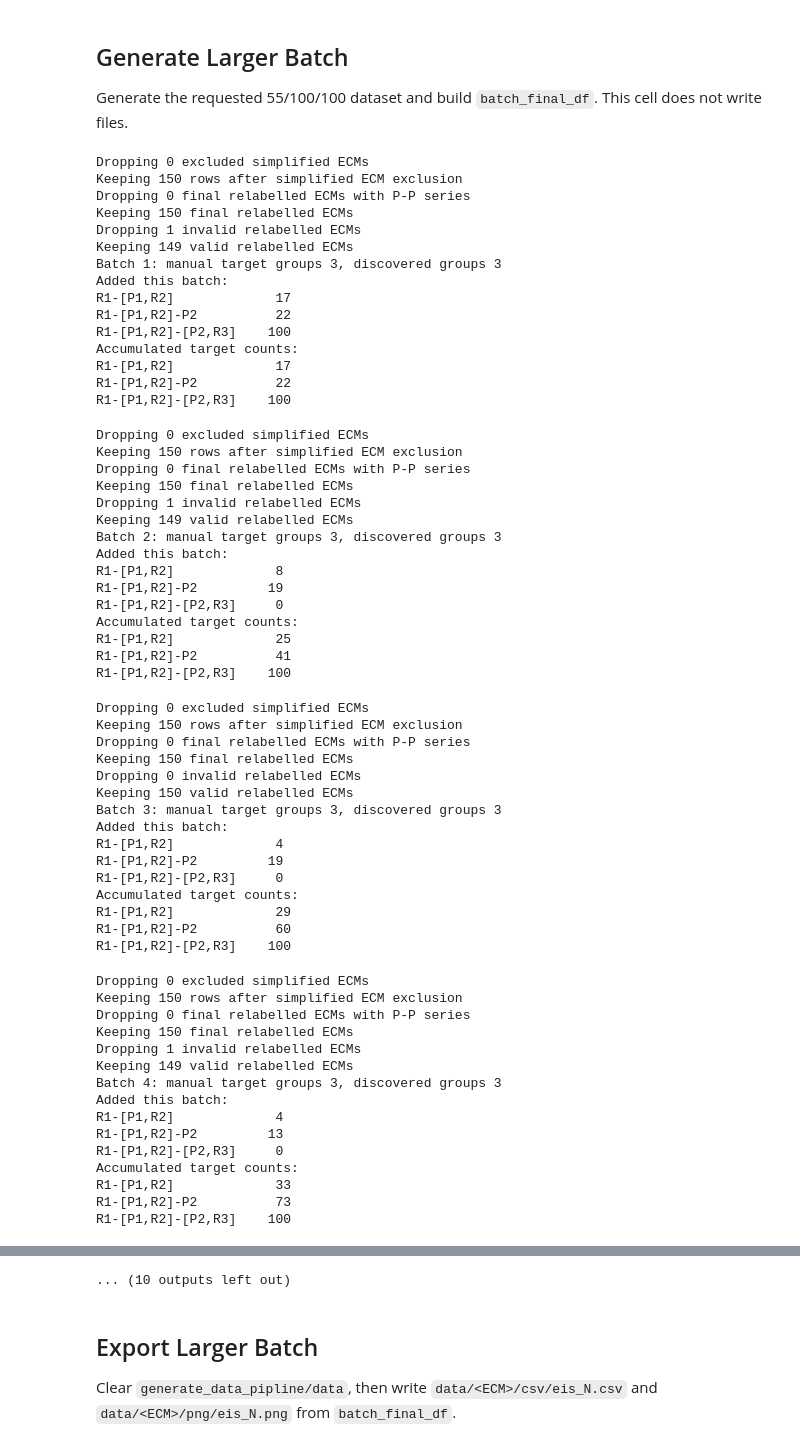
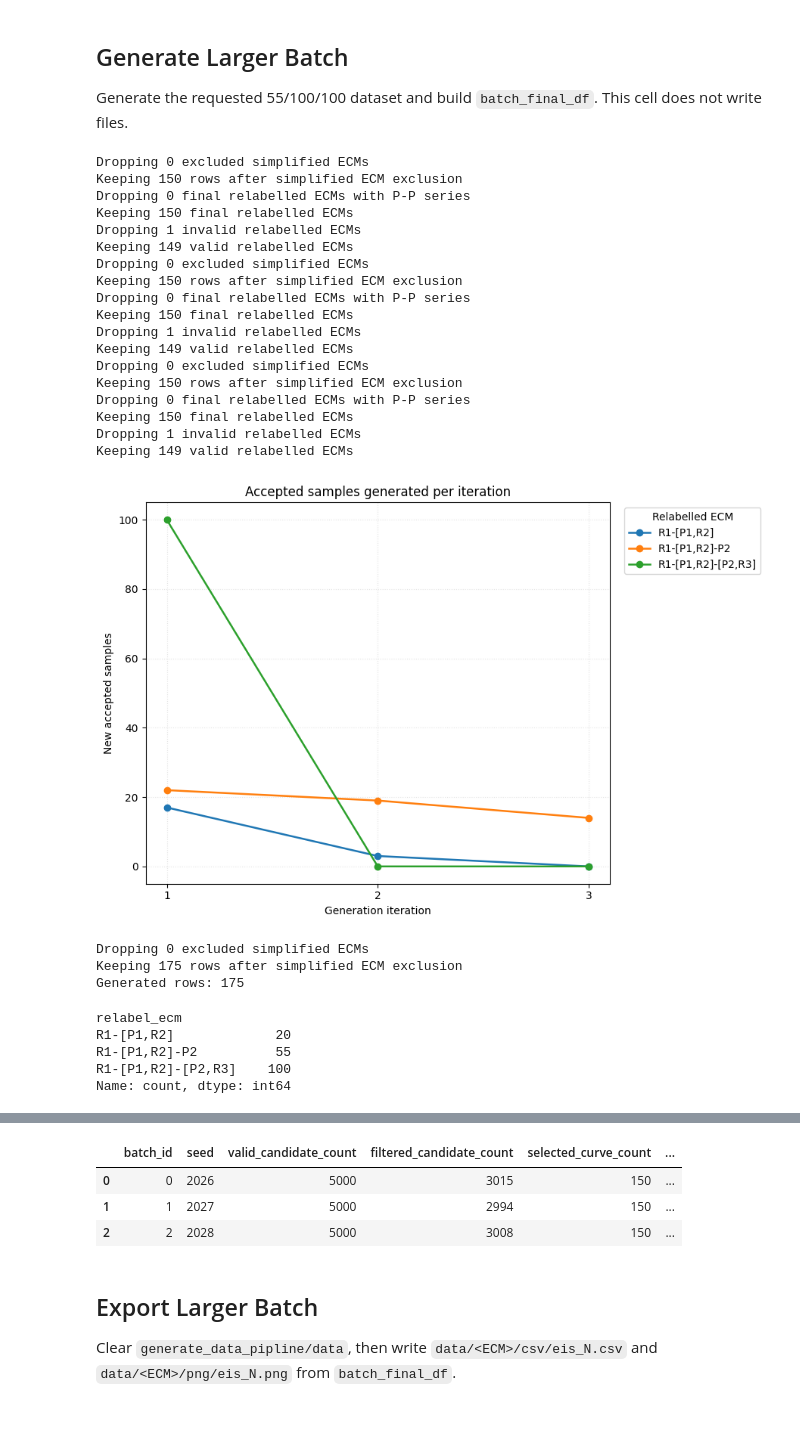
Before and after one commit to zhechengyin/AutoREC, a Jupyter notebook: generate_data_pipline/data_gen_class_testing.ipynb, the cells around one changed output, grey strips where cells are left out. Drawn from its saved outputs; the diff is of its cells as text; code cells hidden in the pictures; blank space fills up the shorter version.

Commit message:
Analysis plot - how many samples we have accumulated so far.
Single script added

```diff
--- a/generate_data_pipline/data_gen_class_testing.ipynb
+++ b/generate_data_pipline/data_gen_class_testing.ipynb
@@ -212,89 +212,56 @@ batch_generator = DataGen(
 )
 
 batch_target_counts = {
-    "R1-[P1,R2]": 55,
-    "R1-[P1,R2]-P2": 100,
+    "R1-[P1,R2]": 20,
+    "R1-[P1,R2]-P2": 55,
     "R1-[P1,R2]-[P2,R3]": 100,
 }
 
 batch_balanced_df, batch_infos = batch_generator.generate_data(
     target_per_relabel=batch_target_counts,
     target_relabel_ecms=tuple(batch_target_counts),
     min_batches=1,
     max_batches=100,
     seed_start=2026,
     n_random_candidates=5000,
     max_selected_curves=150,
     export=False,
 )
 
 batch_final_df = batch_generator.build_final_relabel_df(
     batch_balanced_df,
     target_per_relabel=batch_target_counts,
     target_relabel_ecms=tuple(batch_target_counts),
 )
 
 print(f"Generated rows: {len(batch_final_df)}")
 display(batch_final_df["relabel_ecm"].value_counts().sort_index())
 display(pd.DataFrame(batch_infos))
 # %% [output]
 Dropping 0 excluded simplified ECMs
 Keeping 150 rows after simplified ECM exclusion
 Dropping 0 final relabelled ECMs with P-P series
 Keeping 150 final relabelled ECMs
 Dropping 1 invalid relabelled ECMs
 Keeping 149 valid relabelled ECMs
-Batch 1: manual target groups 3, discovered groups 3
-Added this batch:
-R1-[P1,R2]             17
-R1-[P1,R2]-P2          22
-R1-[P1,R2]-[P2,R3]    100
-Accumulated target counts:
-R1-[P1,R2]             17
-R1-[P1,R2]-P2          22
-R1-[P1,R2]-[P2,R3]    100
+Dropping 0 excluded simplified ECMs
+Keeping 150 rows after simplified ECM exclusion
+Dropping 0 final relabelled ECMs with P-P series
+Keeping 150 final relabelled ECMs
+Dropping 1 invalid relabelled ECMs
+Keeping 149 valid relabelled ECMs
+Dropping 0 excluded simplified ECMs
+Keeping 150 rows after simplified ECM exclusion
+Dropping 0 final relabelled ECMs with P-P series
+Keeping 150 final relabelled ECMs
+Dropping 1 invalid relabelled ECMs
+Keeping 149 valid relabelled ECMs
+[figure, added]
 Dropping 0 excluded simplified ECMs
-Keeping 150 rows after simplified ECM exclusion
-Dropping 0 final relabelled ECMs with P-P series
-Keeping 150 final relabelled ECMs
-Dropping 1 invalid relabelled ECMs
-Keeping 149 valid relabelled ECMs
-Batch 2: manual target groups 3, discovered groups 3
-Added this batch:
-R1-[P1,R2]             8
-R1-[P1,R2]-P2         19
-R1-[P1,R2]-[P2,R3]     0
-Accumulated target counts:
-R1-[P1,R2]             25
-R1-[P1,R2]-P2          41
-R1-[P1,R2]-[P2,R3]    100
+Keeping 175 rows after simplified ECM exclusion
+Generated rows: 175
-Dropping 0 excluded simplified ECMs
-Keeping 150 rows after simplified ECM exclusion
-Dropping 0 final relabelled ECMs with P-P series
-Keeping 150 final relabelled ECMs
-Dropping 0 invalid relabelled ECMs
-Keeping 150 valid relabelled ECMs
-Batch 3: manual target groups 3, discovered groups 3
-Added this batch:
-R1-[P1,R2]             4
-R1-[P1,R2]-P2         19
-R1-[P1,R2]-[P2,R3]     0
-Accumulated target counts:
-R1-[P1,R2]             29
-R1-[P1,R2]-P2          60
+relabel_ecm
+R1-[P1,R2]             20
+R1-[P1,R2]-P2          55
 R1-[P1,R2]-[P2,R3]    100
+Name: count, dtype: int64
-Dropping 0 excluded simplified ECMs
-Keeping 150 rows after simplified ECM exclusion
-Dropping 0 final relabelled ECMs with P-P series
-Keeping 150 final relabelled ECMs
-Dropping 1 invalid relabelled ECMs
-Keeping 149 valid relabelled ECMs
-Batch 4: manual target groups 3, discovered groups 3
-Added this batch:
-R1-[P1,R2]             4
-R1-[P1,R2]-P2         13
-R1-[P1,R2]-[P2,R3]     0
-Accumulated target counts:
-R1-[P1,R2]             33
-R1-[P1,R2]-P2          73
-R1-[P1,R2]-[P2,R3]    100
@@ -421,4 +268,7 @@ R1-[P1,R2]-[P2,R3]    100
-... (10 outputs left out)
+|  | batch_id | seed | valid_candidate_count | filtered_candidate_count | selected_curve_count | ... |
+| 0 | 0 | 2026 | 5000 | 3015 | 150 | ... |
+| 1 | 1 | 2027 | 5000 | 2994 | 150 | ... |
+| 2 | 2 | 2028 | 5000 | 3008 | 150 | ... |
 # %% [markdown]
 ## Export Larger Batch
 
```
Also changed, not shown: parts of 4 cells of this notebook, 2 other files.
